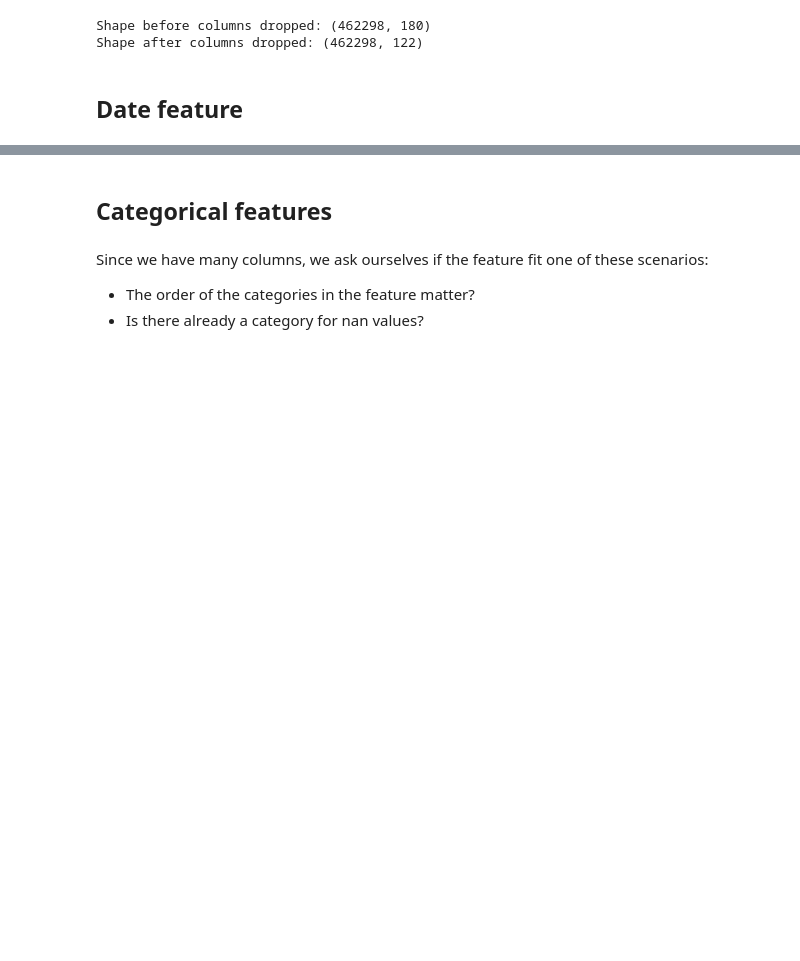
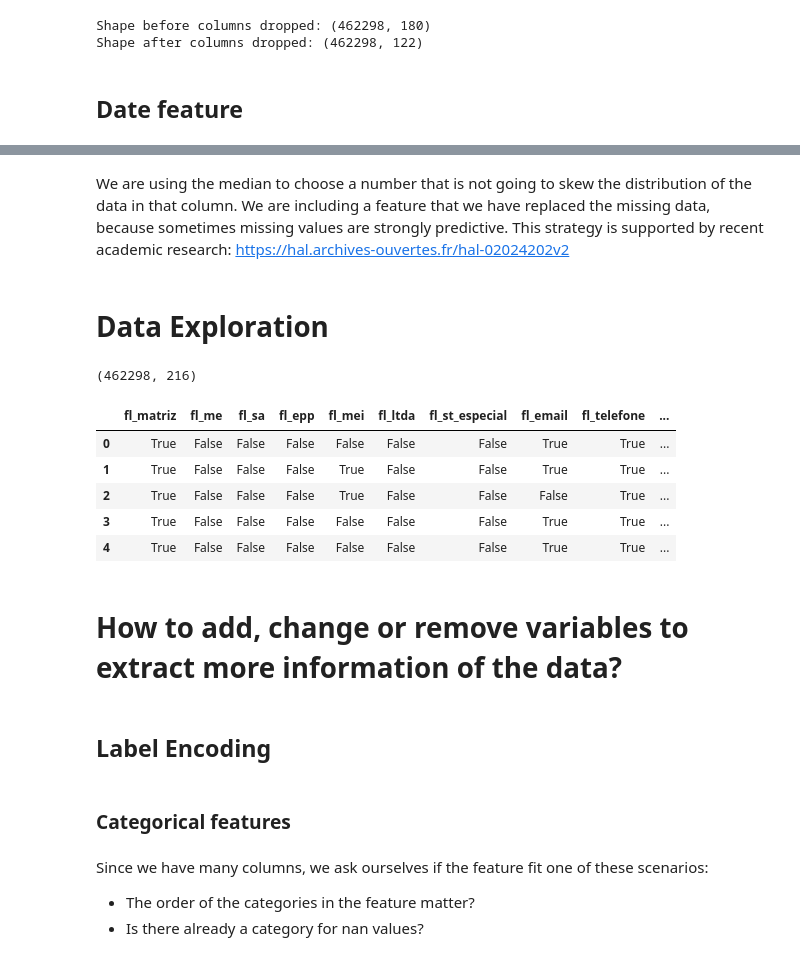
Before and after one commit to luizfdflores/clients_recommendation_streamlit, a Jupyter notebook: notebooks/EDA - Market.ipynb, the cells around one changed output, grey strips where cells are left out. Saved outputs shown, nothing was run; the diff lists cells and outputs as text; code cells hidden in the pictures; blank space fills up the shorter version.

Commit message:
Finished missing data session, add label encoding

```diff
--- a/notebooks/EDA - Market.ipynb
+++ b/notebooks/EDA - Market.ipynb
@@ -448,0 +453,2 @@ for col in data_msg_boolean_obj.columns:
+# %% [markdown]
+We are using the median to choose a number that is not going to skew the distribution of the data in that column. We are including a feature that we have replaced the missing data, because sometimes missing values are strongly predictive. This strategy is supported by recent academic research: https://hal.archives-ouvertes.fr/hal-02024202v2
@@ -449,2 +457,21 @@ for col in data_msg_boolean_obj.columns:
+# %% [markdown]
+# Data Exploration
+# %%
+data = pd.read_feather('../data/processed/market_msg'); data.shape
+# %% [output]
+(462298, 216)
+# %%
+data.head()
+# %% [output]
+|  | fl_matriz | fl_me | fl_sa | fl_epp | fl_mei | fl_ltda | fl_st_especial | fl_email | fl_telefone | ... |
+| 0 | True | False | False | False | False | False | False | True | True | ... |
+| 1 | True | False | False | False | True | False | False | True | True | ... |
+| 2 | True | False | False | False | True | False | False | False | True | ... |
+| 3 | True | False | False | False | False | False | False | True | True | ... |
+| 4 | True | False | False | False | False | False | False | True | True | ... |
+# %% [markdown]
+# How to add, change or remove variables to extract more information of the data?
+# %% [markdown]
+## Label Encoding
 # %% [markdown]
-## Categorical features
+### Categorical features
```
Also changed, not shown: parts of 32 cells of this notebook.
